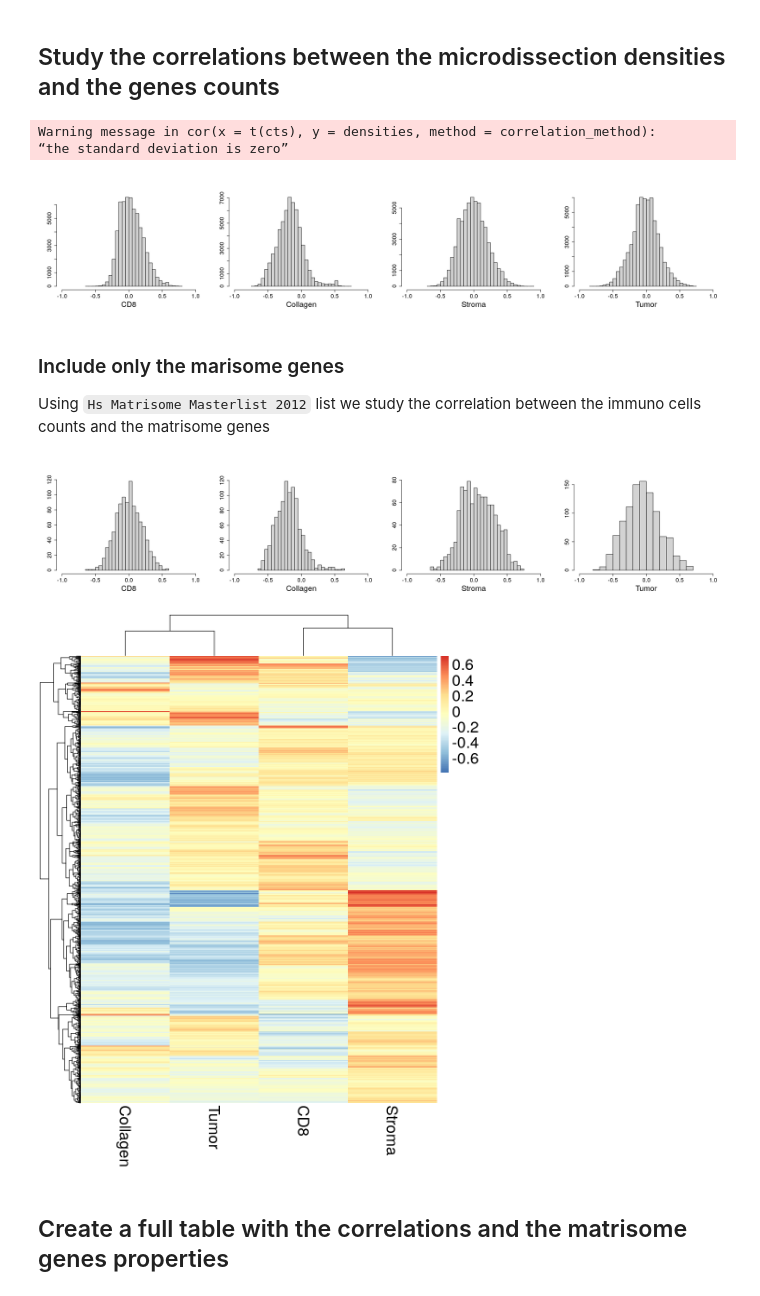
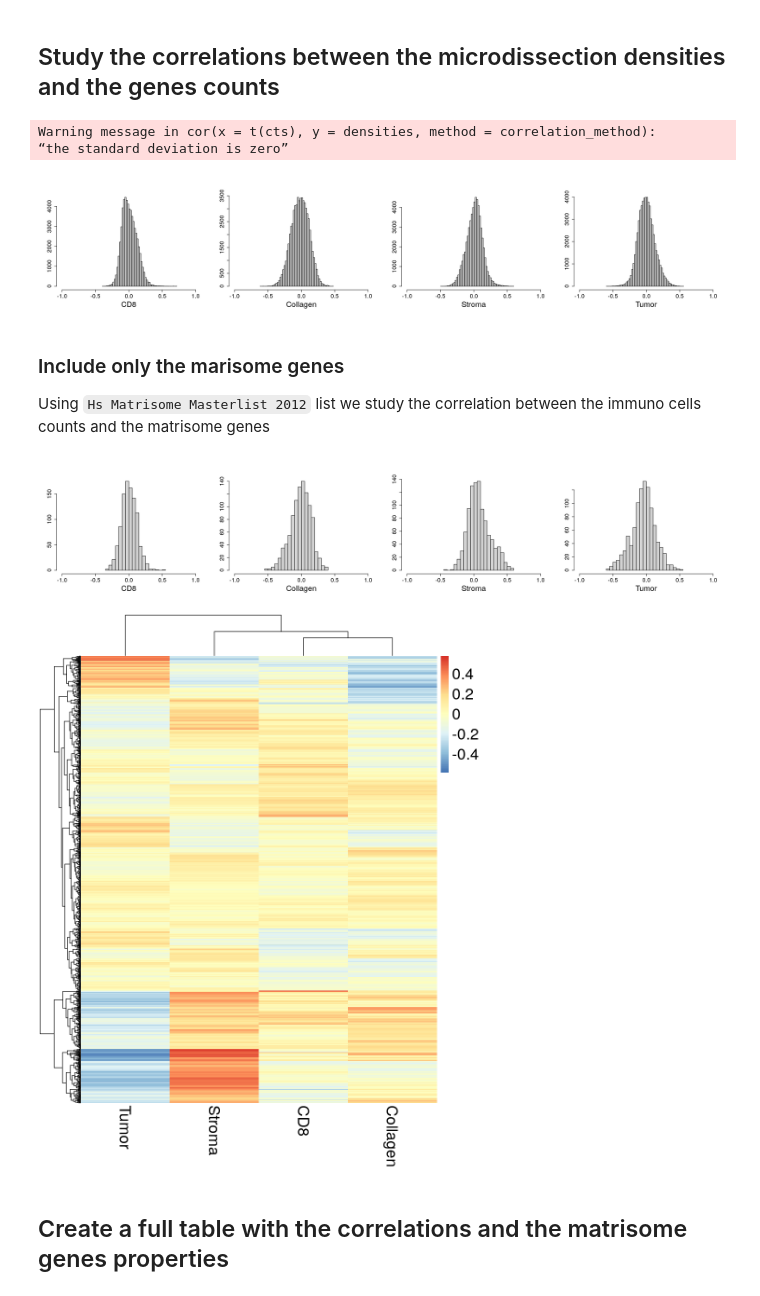
Before and after one commit to GeNeHetX/PDAC_MICRODISSEC_NAIF, a Jupyter notebook: correlations_cd8_ihc.ipynb, the cells around one changed output. Drawn from its saved outputs; the diff is of its cells as text; code cells hidden in the pictures.

Commit message:
Exclude samples with no microdissection densities

```diff
--- a/correlations_cd8_ihc.ipynb
+++ b/correlations_cd8_ihc.ipynb
@@ -77,0 +80,11 @@ immuno_counts |>
+# %%
+# Filter out the densities out of the lesion (Lesion < 0.5)
+cts <- cts[, densities$Lesion >= 0.5]
+densities <- densities[densities$Lesion >= 0.5, ]
+
+# Filter out the densities with defects in the microdissection (Defect > 0.1)
+cts <- cts[, densities$Defect <= 0.1]
+densities <- densities[densities$Defect <= 0.1, ]
+
+# Drop the densities columns Lesion and Defects
+densities <- densities[, !(colnames(densities) %in% c("Lesion", "Defects"))]
@@ -117,7 +137,7 @@ for (i in seq_along(colnames(correlations))){
 # %% [output]
 Warning message in cor(x = t(cts), y = densities, method = correlation_method):
 “the standard deviation is zero”
-[figure, old version]
+[figure, new version]
 # %% [markdown]
 ### Include only the marisome genes
 Using `Hs Matrisome Masterlist 2012` list we study the correlation between the immuno cells counts and the matrisome genes
@@ -143,15 +163,15 @@ for (i in seq_along(colnames(correlations_matrisome))){
        cex.lab = 2)
 }
 # %% [output]
-[figure, old version]
+[figure, new version]
 # %%
 # Draw a heatmap of the correlations
 options(repr.plot.width = 8, repr.plot.height = 10)
-correlations_matrisome |>
+correlations_matrisome |> na.omit() |>
   pheatmap(show_rownames = FALSE,
            fontsize = 20)
 # %% [output]
-[figure, old version]
+[figure, new version]
 # %% [markdown]
 ## Create a full table with the correlations and the matrisome genes properties
 # %%
```
Also changed, not shown: parts of 6 cells of this notebook, 1 other file.
